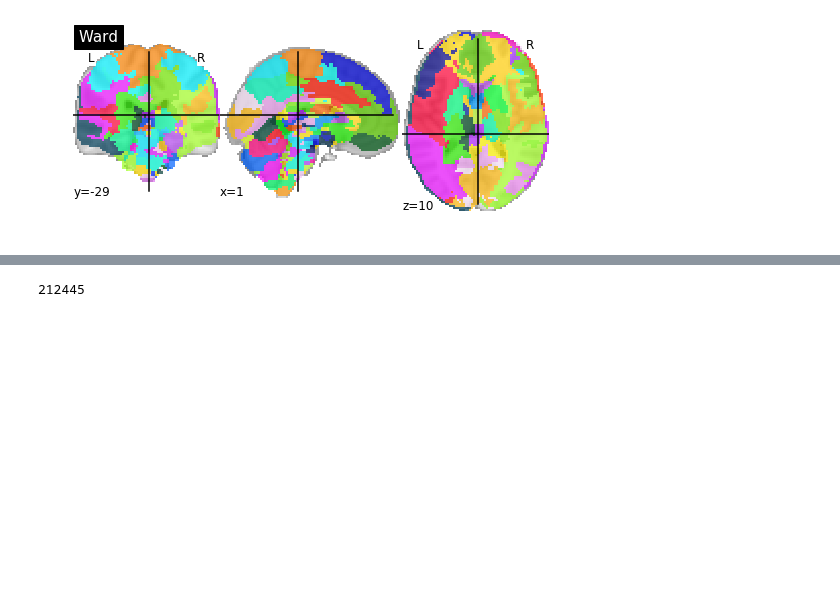
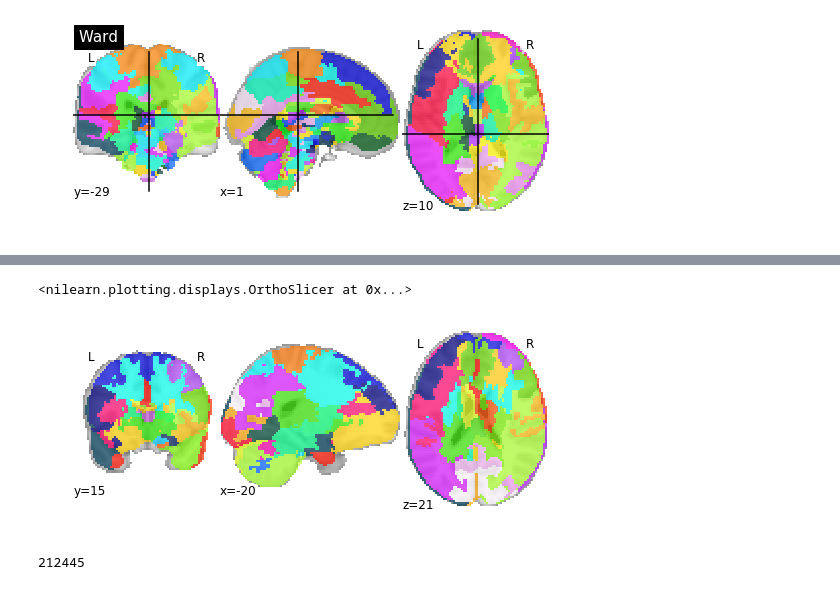
Before and after one commit to HarounH/brain_, a Jupyter notebook: gcn-explore.ipynb, the cells around one changed output, grey strips where cells are left out. Drawn from its saved outputs; the diff is of its cells as text; code cells hidden in the pictures; blank space fills up the shorter version.

```diff
--- a/gcn-explore.ipynb
+++ b/gcn-explore.ipynb
@@ -59,3 +144,8 @@ plotting.plot_roi(masking.unmask(1 + wtree.cut(256), mask))
+# %%
+plotting.plot_roi(masking.unmask(1 + wtree.cut(128), mask), cut_coords=[-20, 15, 21], draw_cross=False)
+# %% [output]
+<nilearn.plotting.displays.OrthoSlicer at 0x...>
+[figure, added]
 # %%
 ((ward_img.get_data() > 0).astype(int)).sum()
 # %% [output]
```
Also changed, not shown: parts of 34 cells of this notebook, 26 other files.
